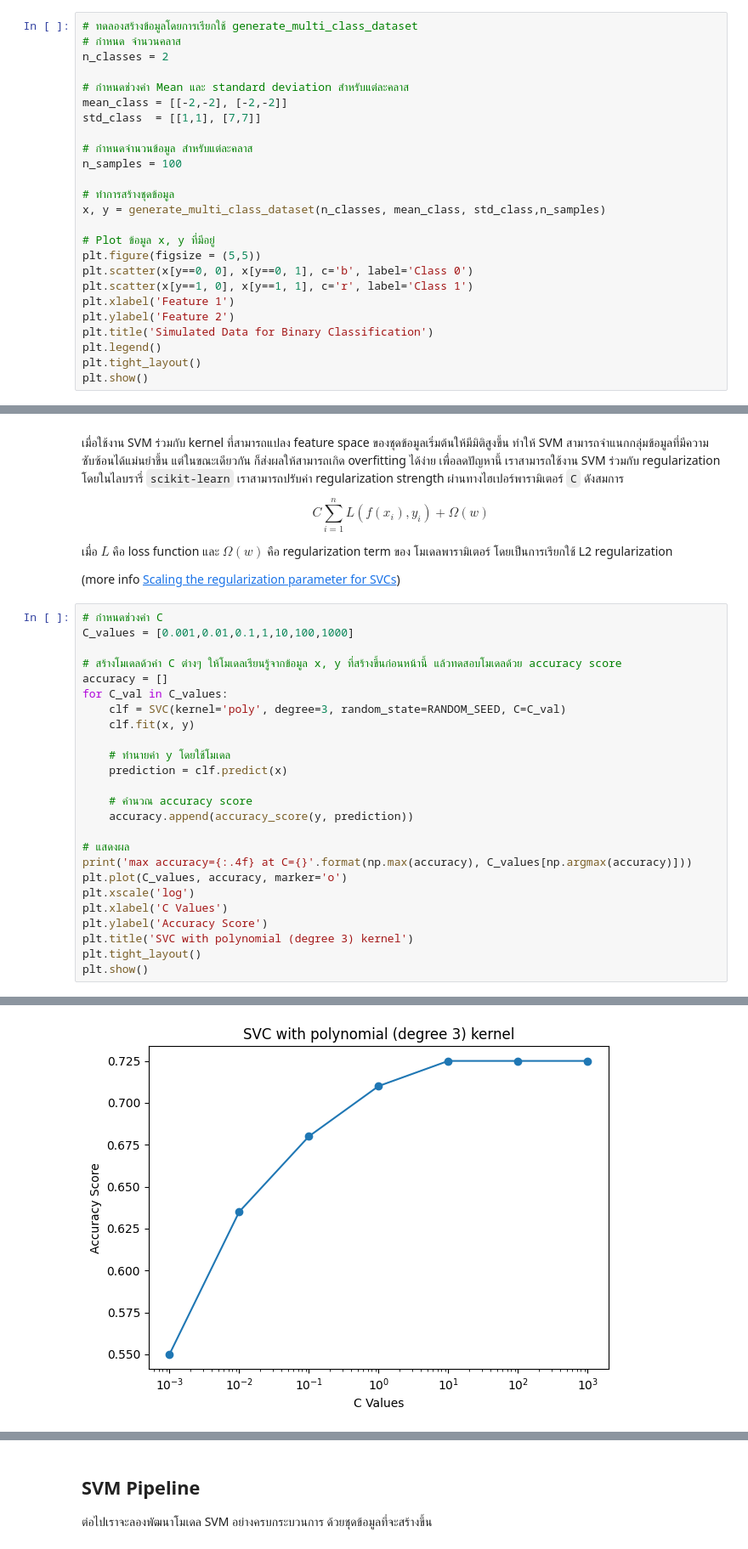
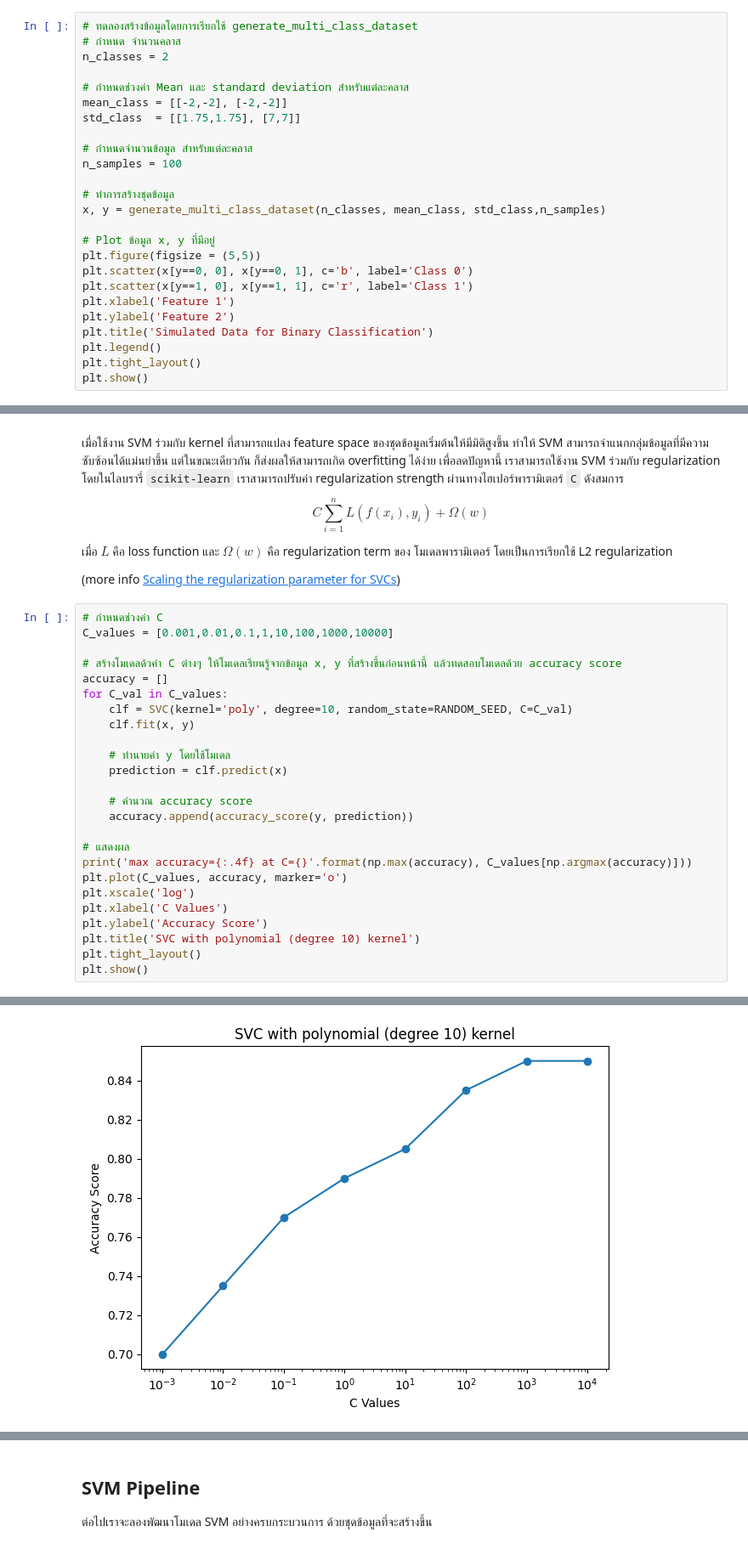
Before and after one commit to ichatnun/brainCodeCamp2023, a Jupyter notebook: Fundamentals/MachineLearning/svm.ipynb, the cells around one changed output, grey strips where cells are left out. Shown at 85% size. Cells and saved outputs as stored; diff of their text form.

```diff
--- a/Fundamentals/MachineLearning/svm.ipynb
+++ b/Fundamentals/MachineLearning/svm.ipynb
@@ -218,7 +218,7 @@ n_classes = 2
 
 # กำหนดช่วงค่า Mean และ standard deviation สำหรับแต่ละคลาส
 mean_class = [[-2,-2], [-2,-2]]
-std_class  = [[1,1], [7,7]]
+std_class  = [[1.75,1.75], [7,7]]
 
 # กำหนดจำนวนข้อมูล สำหรับแต่ละคลาส
 n_samples = 100
@@ -290,12 +292,12 @@ $$
 (more info [Scaling the regularization parameter for SVCs](https://scikit-learn.org/stable/auto_examples/svm/plot_svm_scale_c.html))
 # %%
 # กำหนดช่วงค่า C
-C_values = [0.001,0.01,0.1,1,10,100,1000]
+C_values = [0.001,0.01,0.1,1,10,100,1000,10000]
 
 # สร้างโมเดลด้วค่า C ต่างๆ ให้โมเดลเรียนรู้จากข้อมูล x, y ที่สร้างขึ้นก่อนหน้านี้ แล้วทดสอบโมเดลด้วย accuracy score
 accuracy = []
 for C_val in C_values:
-    clf = SVC(kernel='poly', degree=3, random_state=RANDOM_SEED, C=C_val)
+    clf = SVC(kernel='poly', degree=10, random_state=RANDOM_SEED, C=C_val)
     clf.fit(x, y)
 
     # ทำนายค่า y โดยใช้โมเดล
@@ -310,7 +312,7 @@ plt.plot(C_values, accuracy, marker='o')
 plt.xscale('log')
 plt.xlabel('C Values')
 plt.ylabel('Accuracy Score')
-plt.title('SVC with polynomial (degree 3) kernel')
+plt.title('SVC with polynomial (degree 10) kernel')
 plt.tight_layout()
 plt.show()
 # %% [output]
@@ -318,2 +320,2 @@ max accuracy=0.7250 at C=10
-[figure, old version]
+[figure, new version]
 # %% [markdown]
```
Also changed, not shown: parts of 12 cells of this notebook.
